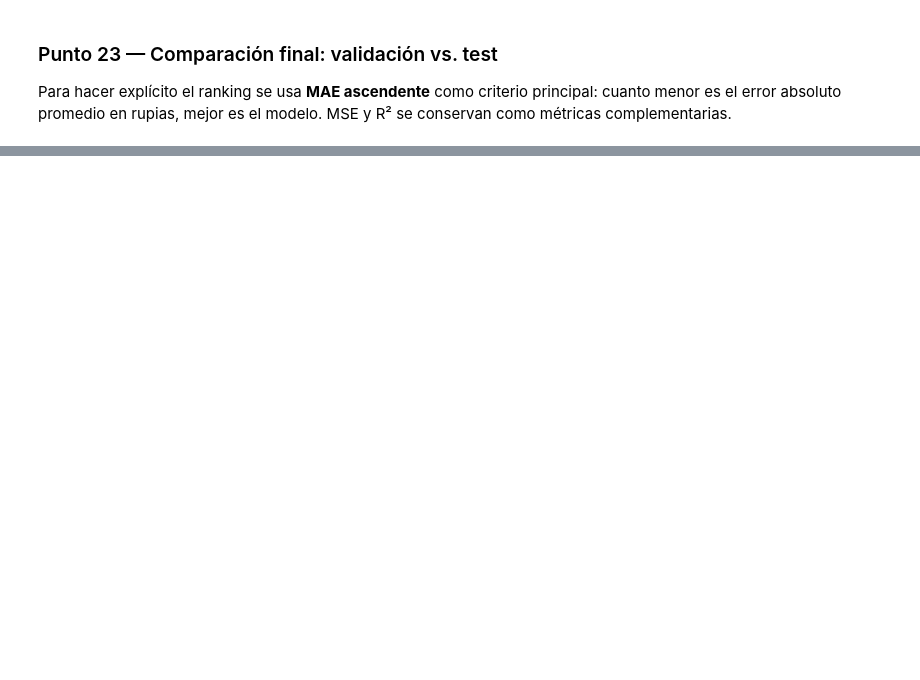
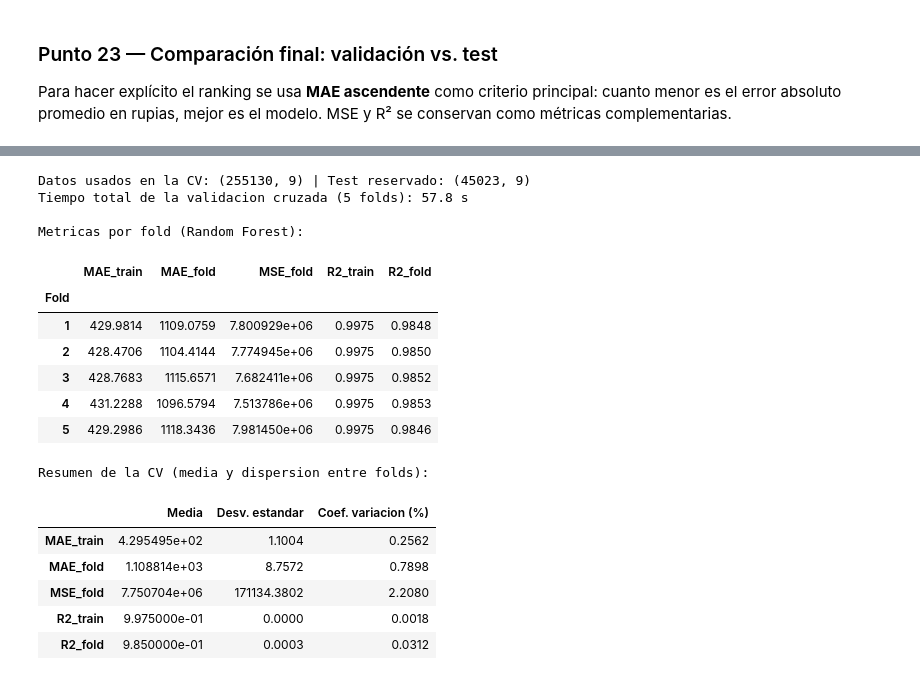
Before and after one commit to NathaliaValentinaCardozaAzuaje/ML-Workshop2, a Jupyter notebook: flightprice_workshop2.ipynb, the cells around one changed output, grey strips where cells are left out. Cells and saved outputs as stored; diff of their text form; code cells hidden in the pictures; blank space fills up the shorter version.

```diff
--- a/flightprice_workshop2.ipynb
+++ b/flightprice_workshop2.ipynb
@@ -575,0 +620,69 @@ Ranking test       (mejor a peor): Random Forest > Decision Tree > KNN > Gradien
+# %%
+from sklearn.model_selection import KFold, cross_validate
+
+# El test permanece intacto: la CV se hace sobre train + validation unidos (85% de los datos),
+# que es la informacion que estuvo disponible al momento de seleccionar el modelo.
+X_trainval = pd.concat([X_train, X_val])
+y_trainval = pd.concat([y_train, y_val])
+print("Datos usados en la CV:", X_trainval.shape, "| Test reservado:", X_test.shape)
+
+kf = KFold(n_splits=5, shuffle=True, random_state=42)
+
+scoring_reg = {
+    "MAE": "neg_mean_absolute_error",
+    "MSE": "neg_mean_squared_error",
+    "R2": "r2",
+}
+
+# Pipeline completo (preprocesamiento + modelo): cross_validate lo clona en cada fold,
+# por lo que el .fit() del ColumnTransformer ocurre SOLO con los folds de entrenamiento.
+mejor_modelo_reg = Pipeline(steps=[
+    ("preprocessor", clone(preprocessor)),
+    ("model", RandomForestRegressor(random_state=42, n_estimators=100, n_jobs=-1)),
+])
+
+t0 = time.time()
+cv_reg = cross_validate(
+    mejor_modelo_reg, X_trainval, y_trainval,
+    cv=kf, scoring=scoring_reg, return_train_score=True, n_jobs=1,
+)
+print(f"Tiempo total de la validacion cruzada (5 folds): {time.time() - t0:.1f} s")
+
+cv_reg_df = pd.DataFrame({
+    "Fold": range(1, kf.get_n_splits() + 1),
+    "MAE_train": -cv_reg["train_MAE"],
+    "MAE_fold":  -cv_reg["test_MAE"],
+    "MSE_fold":  -cv_reg["test_MSE"],
+    "R2_train":   cv_reg["train_R2"],
+    "R2_fold":    cv_reg["test_R2"],
+}).set_index("Fold")
+
+print("\nMetricas por fold (Random Forest):")
+display(cv_reg_df.round(4))
+
+resumen_cv_reg = pd.DataFrame({
+    "Media": cv_reg_df.mean(),
+    "Desv. estandar": cv_reg_df.std(),
+    "Coef. variacion (%)": 100 * cv_reg_df.std() / cv_reg_df.mean(),
+})
+print("Resumen de la CV (media y dispersion entre folds):")
+display(resumen_cv_reg.round(4))
+# %% [output]
+Datos usados en la CV: (255130, 9) | Test reservado: (45023, 9)
+Tiempo total de la validacion cruzada (5 folds): 57.8 s
+
+Metricas por fold (Random Forest):
+|  | MAE_train | MAE_fold | MSE_fold | R2_train | R2_fold |
+| Fold |  |  |  |  |  |
+| 1 | 429.9814 | 1109.0759 | 7.800929e+06 | 0.9975 | 0.9848 |
+| 2 | 428.4706 | 1104.4144 | 7.774945e+06 | 0.9975 | 0.9850 |
+| 3 | 428.7683 | 1115.6571 | 7.682411e+06 | 0.9975 | 0.9852 |
+| 4 | 431.2288 | 1096.5794 | 7.513786e+06 | 0.9975 | 0.9853 |
+| 5 | 429.2986 | 1118.3436 | 7.981450e+06 | 0.9975 | 0.9846 |
+Resumen de la CV (media y dispersion entre folds):
+|  | Media | Desv. estandar | Coef. variacion (%) |
+| MAE_train | 4.295495e+02 | 1.1004 | 0.2562 |
+| MAE_fold | 1.108814e+03 | 8.7572 | 0.7898 |
+| MSE_fold | 7.750704e+06 | 171134.3802 | 2.2080 |
+| R2_train | 9.975000e-01 | 0.0000 | 0.0018 |
+| R2_fold | 9.850000e-01 | 0.0003 | 0.0312 |
```
Also changed, not shown: parts of 24 cells of this notebook, 1 other file.
